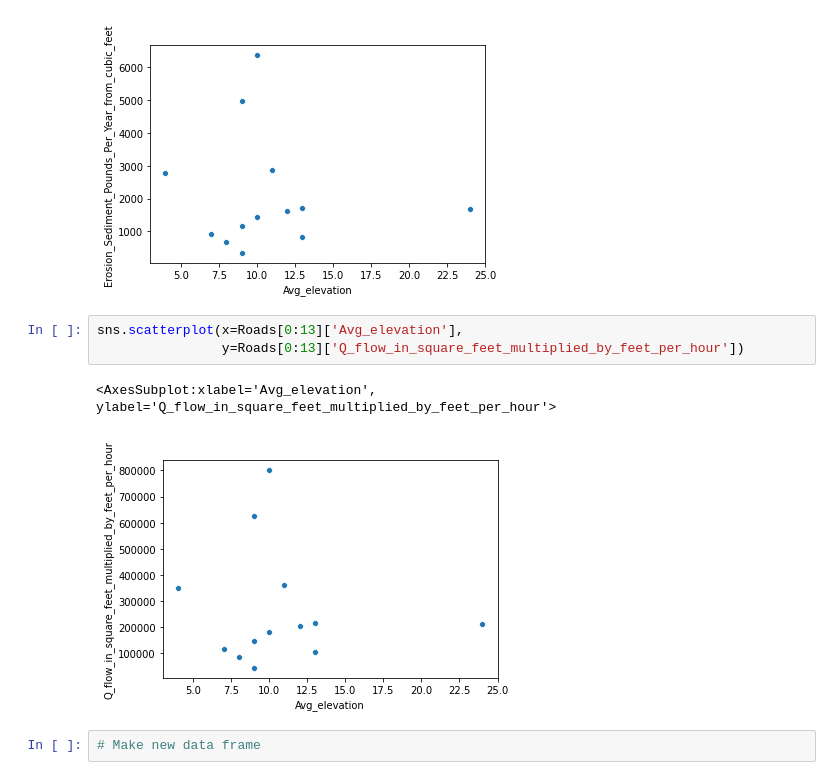
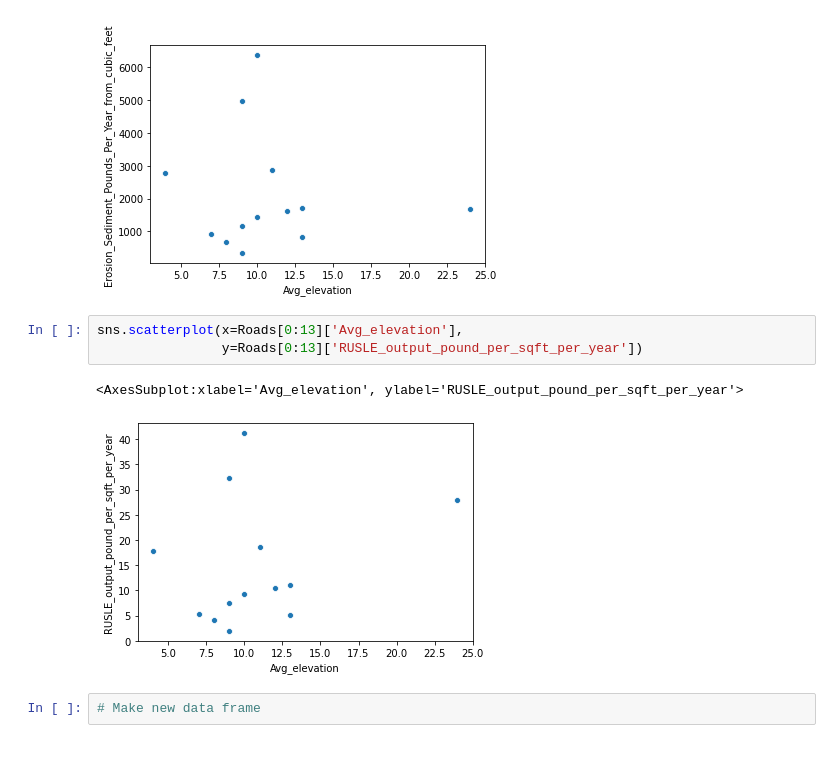
Before and after one commit to zachthelegend/SEM_flood_risk_roadways_data_analysis, a Jupyter notebook: SEM_flood_risk_roadways_data_analysis.ipynb, the cells around one changed output. Cells and saved outputs as stored; diff of their text form; blank space fills up the shorter version.

Commit message:
Updated model output

```diff
--- a/SEM_flood_risk_roadways_data_analysis.ipynb
+++ b/SEM_flood_risk_roadways_data_analysis.ipynb
@@ -274,10 +276,10 @@ sns.scatterplot(x=Roads[0:13]['Avg_elevation'],
 [figure]
 # %%
 sns.scatterplot(x=Roads[0:13]['Avg_elevation'],
-                y=Roads[0:13]['Q_flow_in_square_feet_multiplied_by_feet_per_hour'])
+                y=Roads[0:13]['RUSLE_output_pound_per_sqft_per_year'])
 # %% [output]
-<AxesSubplot:xlabel='Avg_elevation', ylabel='Q_flow_in_square_feet_multiplied_by_feet_per_hour'>
+<AxesSubplot:xlabel='Avg_elevation', ylabel='RUSLE_output_pound_per_sqft_per_year'>
-[figure, old version]
+[figure, new version]
 # %%
 # Make new data frame
 # %%
```
Also changed, not shown: parts of 27 cells of this notebook.
